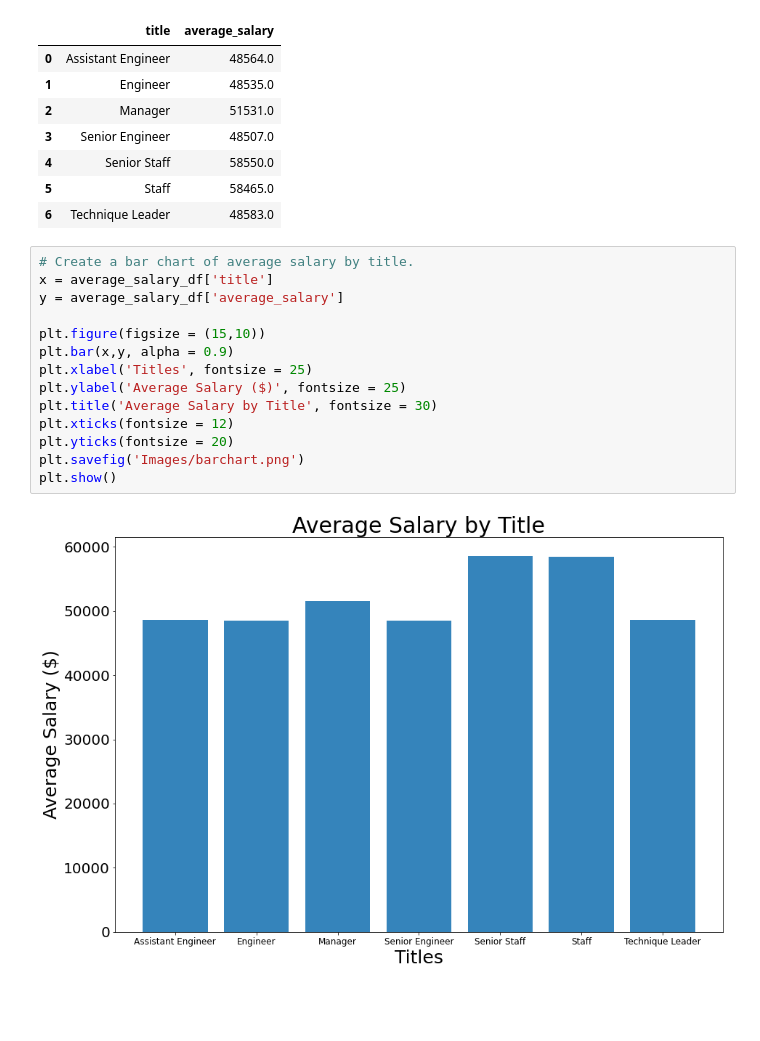
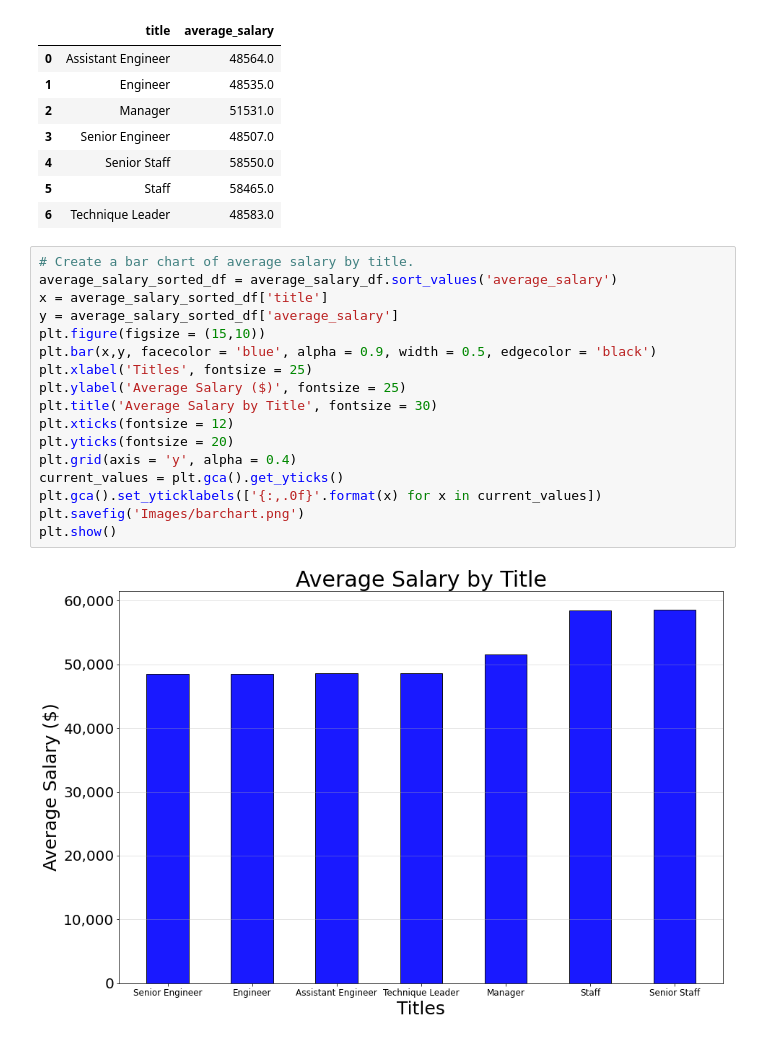
Before and after one commit to JeremyTallant/sql-challenge, a Jupyter notebook: EmployeeSQL/bonus_analysis.ipynb, the cells around one changed output. Saved outputs shown, nothing was run; the diff lists cells and outputs as text; blank space fills up the shorter version.

Commit message:
cleaned up chartsin bonus

```diff
--- a/EmployeeSQL/bonus_analysis.ipynb
+++ b/EmployeeSQL/bonus_analysis.ipynb
@@ -59,17 +65,20 @@ average_salary_df
 | 6 | Technique Leader | 48583.0 |
 # %%
 # Create a bar chart of average salary by title.
-x = average_salary_df['title']
-y = average_salary_df['average_salary']
-
+average_salary_sorted_df = average_salary_df.sort_values('average_salary')
+x = average_salary_sorted_df['title']
+y = average_salary_sorted_df['average_salary']
 plt.figure(figsize = (15,10))
-plt.bar(x,y, alpha = 0.9)
+plt.bar(x,y, facecolor = 'blue', alpha = 0.9, width = 0.5, edgecolor = 'black')
 plt.xlabel('Titles', fontsize = 25)
 plt.ylabel('Average Salary ($)', fontsize = 25)
 plt.title('Average Salary by Title', fontsize = 30)
 plt.xticks(fontsize = 12)
 plt.yticks(fontsize = 20)
+plt.grid(axis = 'y', alpha = 0.4)
+current_values = plt.gca().get_yticks()
+plt.gca().set_yticklabels(['{:,.0f}'.format(x) for x in current_values])
 plt.savefig('Images/barchart.png')
 plt.show()
 # %% [output]
-[figure, old version]
+[figure, new version]
```
Also changed, not shown: parts of 2 cells of this notebook, 2 other files.
